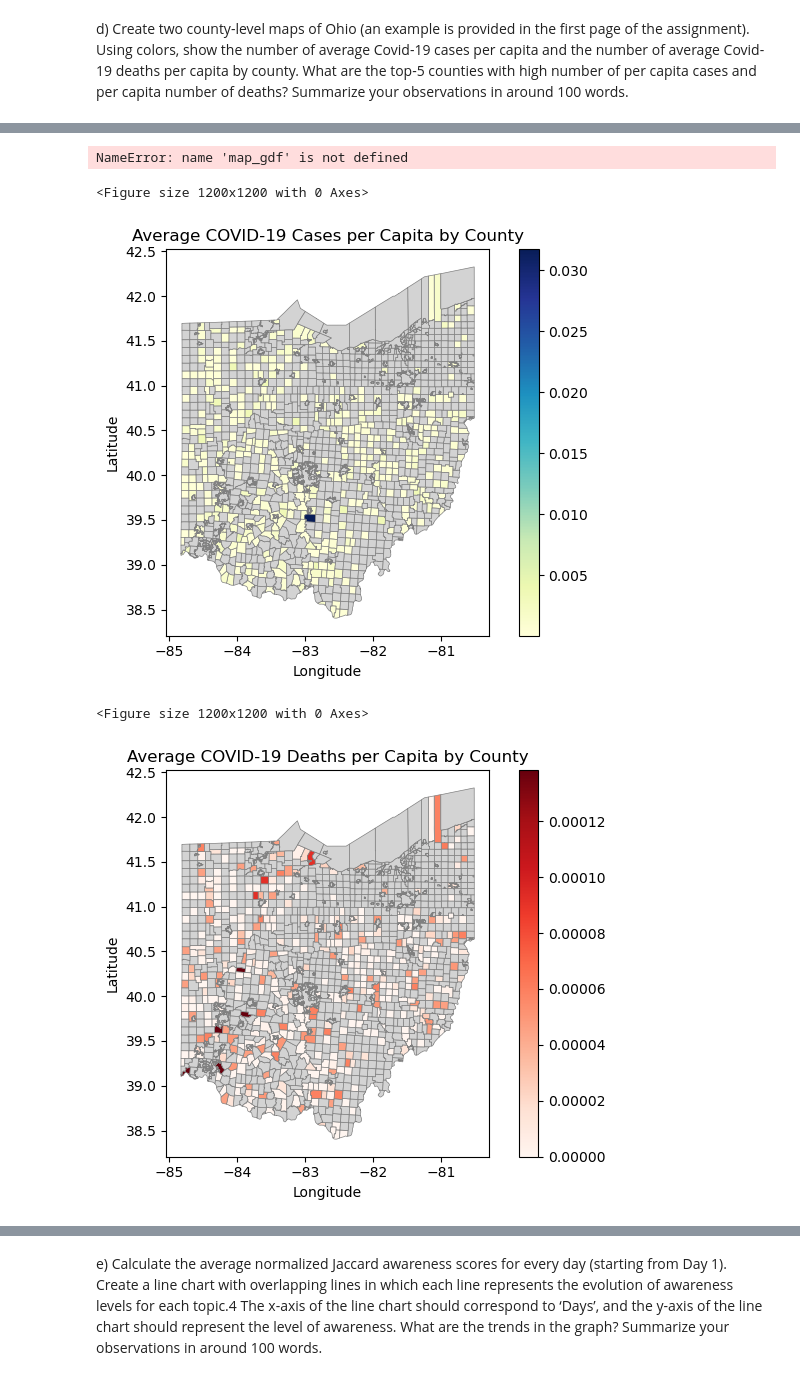
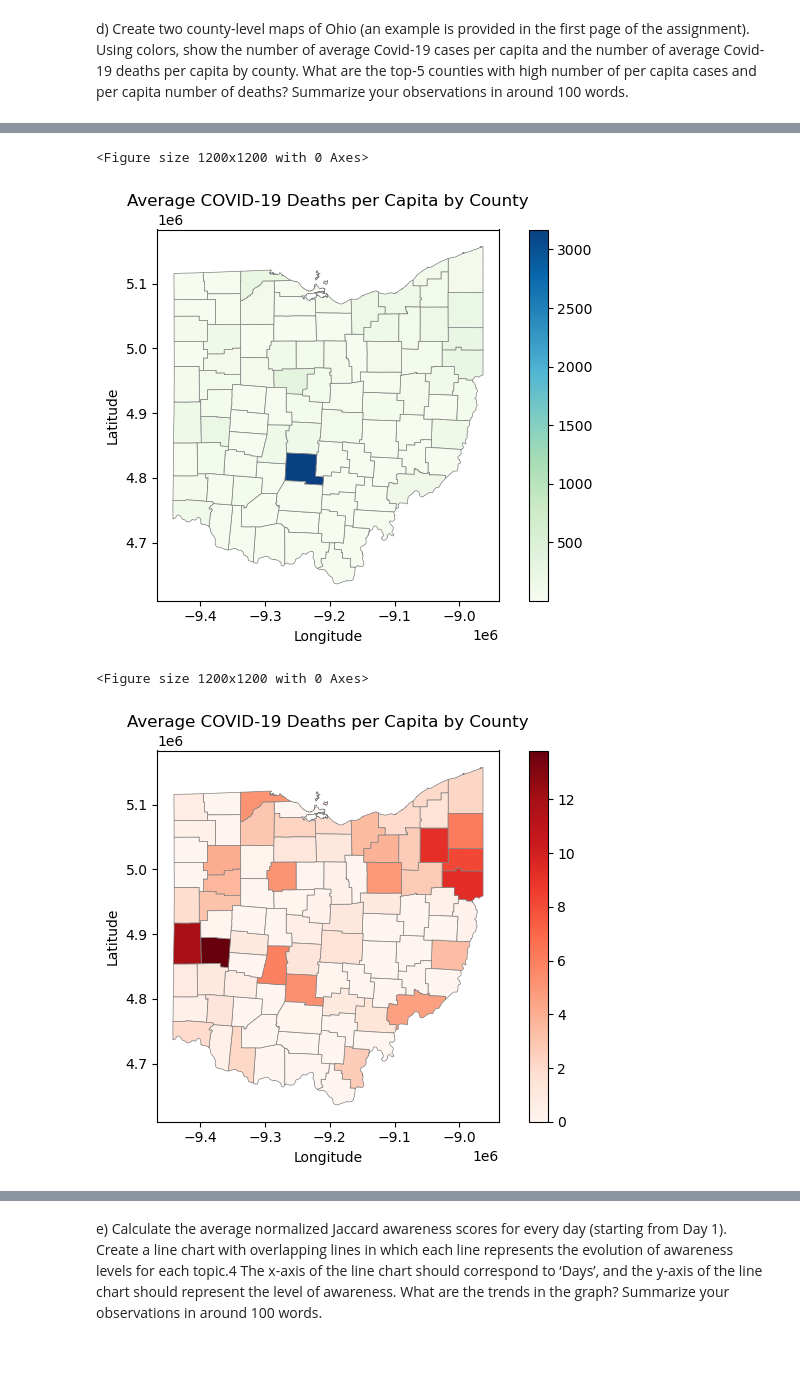
Before and after one commit to aakanksha1dutta/statisticalml, a Jupyter notebook: kaggle/ohio_covid.ipynb, the cells around one changed output, grey strips where cells are left out. Drawn from its saved outputs; the diff is of its cells as text; code cells hidden in the pictures.

```diff
--- a/kaggle/ohio_covid.ipynb
+++ b/kaggle/ohio_covid.ipynb
@@ -79,15 +88,10 @@ DataSourceError: C:/Users/HP/Downloads/tl_2024_39_cousub/tl_2024_39_cousub.shp:
 # %%
-map_gdf.rename(columns={'NAME': 'county'}, inplace=True)
+map_gdf.rename(columns={'COUNTY': 'county'}, inplace=True)
+map_gdf['county'] = map_gdf['county'].str.lower()
 # %%
 per_cap_df = df[['date_index_converted','cases', 'deaths','total_pop','county']]
+# %%
+per_cap_df['county'] = per_cap_df['county'].str.lower()
 # %%
-per_cap_df['cases_per_capita'] = (per_cap_df['cases'] / per_cap_df['total_pop'])
-per_cap_df['deaths_per_capita'] = (per_cap_df['deaths'] / per_cap_df['total_pop'])
+per_cap_df['cases_per_capita'] = (per_cap_df['cases'] / per_cap_df['total_pop']) * 100000
+per_cap_df['deaths_per_capita'] = (per_cap_df['deaths'] / per_cap_df['total_pop']) * 100000
-# %%
-avg_cases = per_cap_df.groupby('county')['cases_per_capita'].mean()
-avg_deaths = per_cap_df.groupby('county')['deaths_per_capita'].mean()
-
-merged_cases = map_gdf.merge(avg_cases.reset_index(name='avg_cases_per_capita'), on='county', how='left')
-merged_deaths = map_gdf.merge(avg_deaths.reset_index(name='avg_deaths_per_capita'), on='county', how='left')
-# %% [output]
-NameError: name 'map_gdf' is not defined
@@ -101,31 +101,34 @@ deaths = merged_deaths.drop_duplicates(subset=['county', 'avg_deaths_per_capita'
+# %%
+merged_cases = pd.merge(map_gdf, avg_cases, on='county', how='right')
+merged_deaths = pd.merge(map_gdf, avg_deaths, on='county', how='right')
 # %%
 # plot for cases
 
 plt.figure(figsize=(12, 12))
-merged_cases.plot(column='avg_cases_per_capita', cmap='YlGnBu', linewidth=0.5, edgecolor='gray', legend=True,
+merged_cases.plot(column='cases_per_capita', cmap='GnBu', linewidth=0.5, edgecolor='gray', legend=True,
     missing_kwds={"color": "lightgray"})
 
-plt.title('Average COVID-19 Cases per Capita by County')
+plt.title('Average COVID-19 Deaths per Capita by County')
 plt.xlabel('Longitude')
 plt.ylabel('Latitude')
 plt.tight_layout()
 plt.show()
 # %% [output]
 <Figure size 1200x1200 with 0 Axes>
-[figure, old version]
+[figure, new version]
 # %%
 # plot for deaths
 
 plt.figure(figsize=(12, 12))
-merged_deaths.plot(column='avg_deaths_per_capita', cmap='Reds', linewidth=0.5, edgecolor='gray', legend=True,
+merged_deaths.plot(column='deaths_per_capita', cmap='Reds', linewidth=0.5, edgecolor='gray', legend=True,
     missing_kwds={"color": "lightgray"})
 
 plt.title('Average COVID-19 Deaths per Capita by County')
 plt.xlabel('Longitude')
 plt.ylabel('Latitude')
 plt.tight_layout()
 plt.show()
 # %% [output]
 <Figure size 1200x1200 with 0 Axes>
-[figure, old version]
+[figure, new version]
 # %%
```
Also changed, not shown: parts of 25 cells of this notebook, 8 other files.
